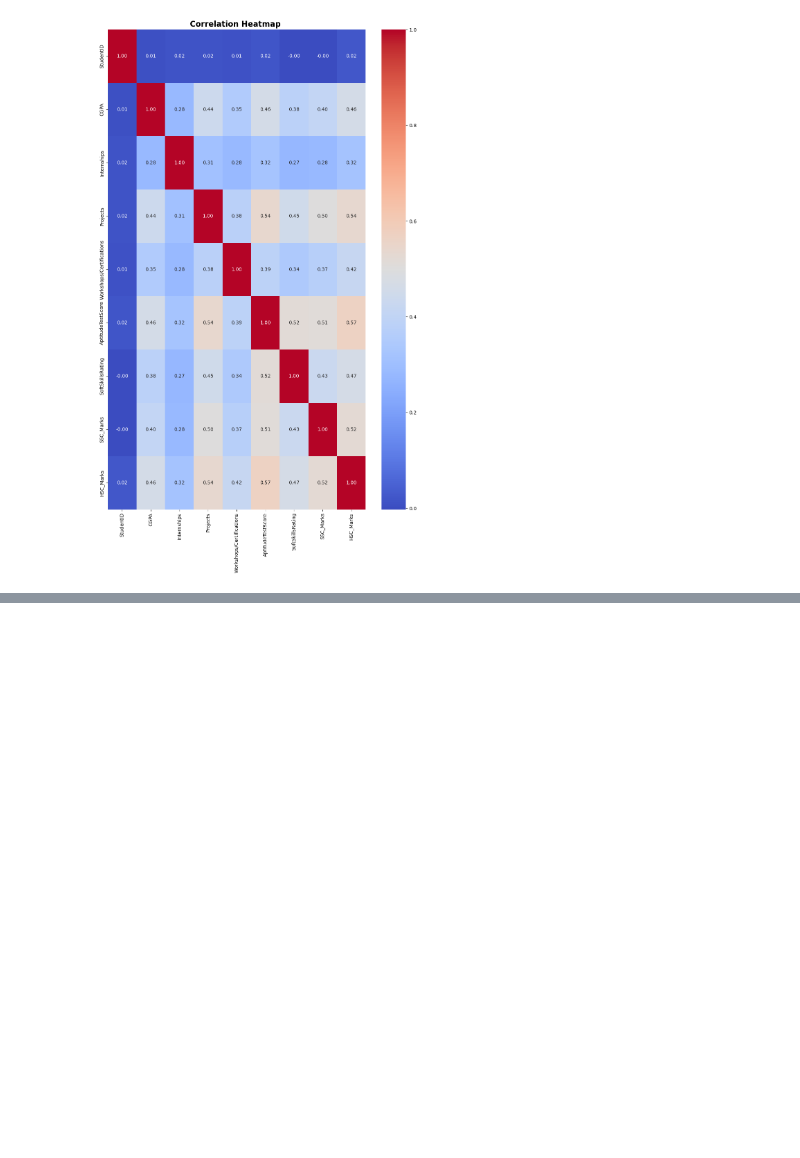
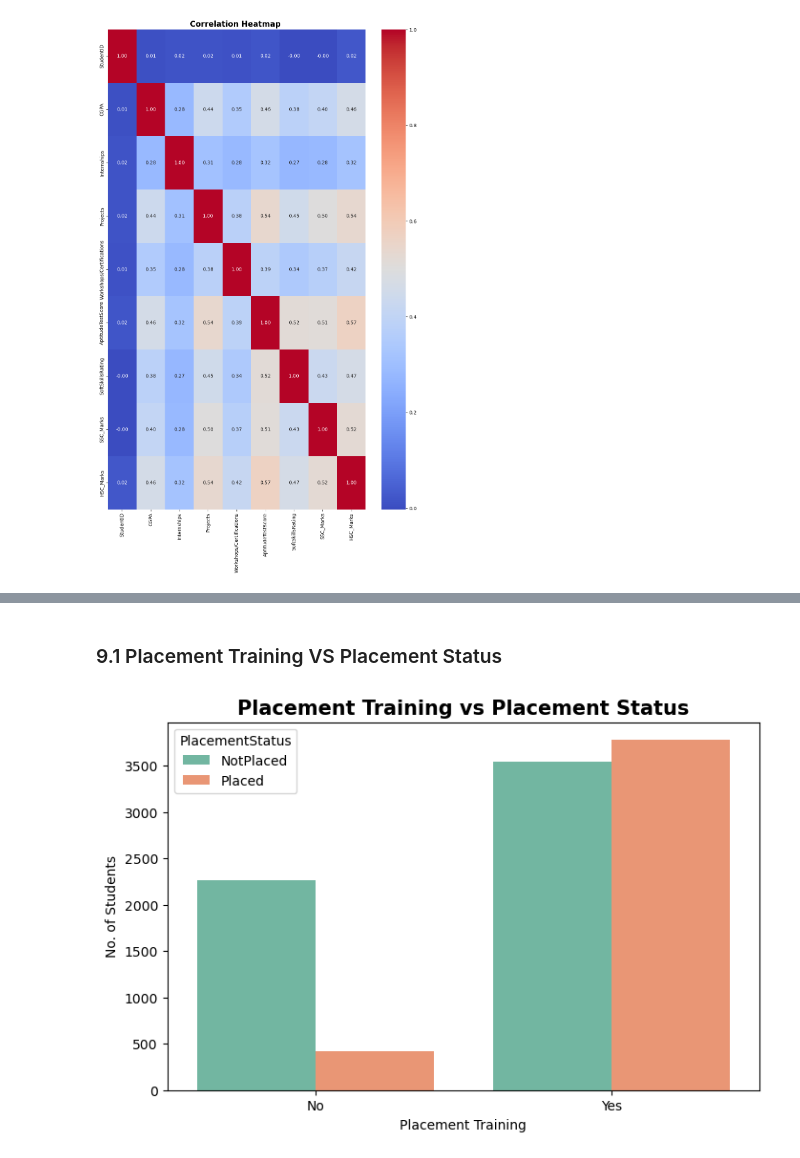
Before and after one commit to avy-pixel/Student-placement-prediction, a Jupyter notebook: Studentdata/Notebook.ipynb, the cells around one changed output, grey strips where cells are left out. Cells and saved outputs as stored; diff of their text form; code cells hidden in the pictures; blank space fills up the shorter version.

```diff
--- a/Studentdata/Notebook.ipynb
+++ b/Studentdata/Notebook.ipynb
@@ -371,0 +376,16 @@ The numerical features exhibit meaningful but not excessive correlations. Theref
+# %% [markdown]
+### 9.1 Placement Training VS Placement Status
+# %%
+plt.figure(figsize=(8,5))
+sns.countplot(
+    data=df,
+    x='PlacementTraining',
+    hue='PlacementStatus',
+    palette='Set2'
+)
+plt.title("Placement Training vs Placement Status", fontsize=15, fontweight='bold')
+plt.xlabel("Placement Training")
+plt.ylabel("No. of Students")
+plt.show()
+# %% [output]
+[figure, added]
```
Also changed, not shown: parts of 16 cells of this notebook.
